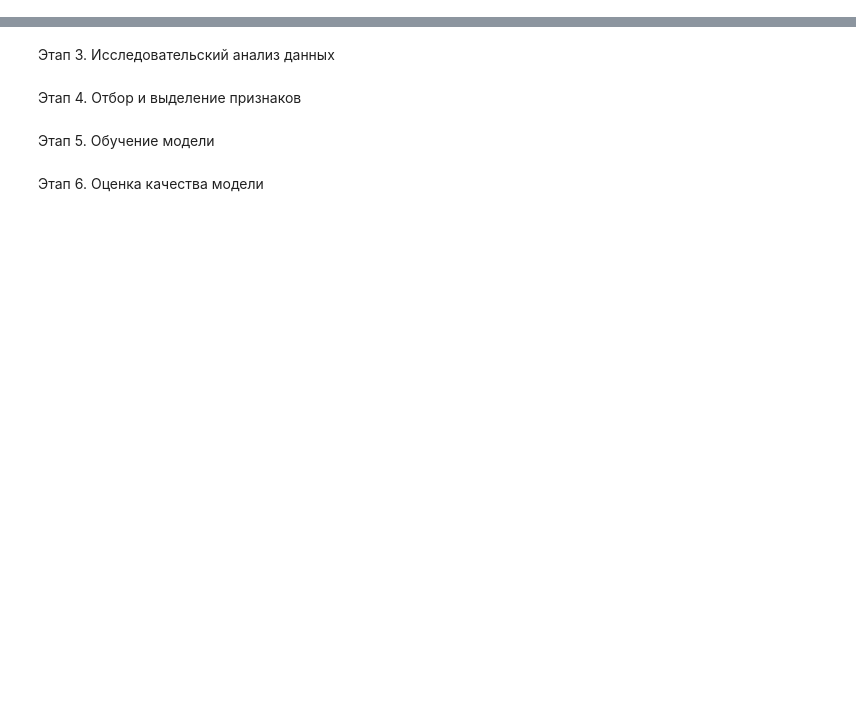
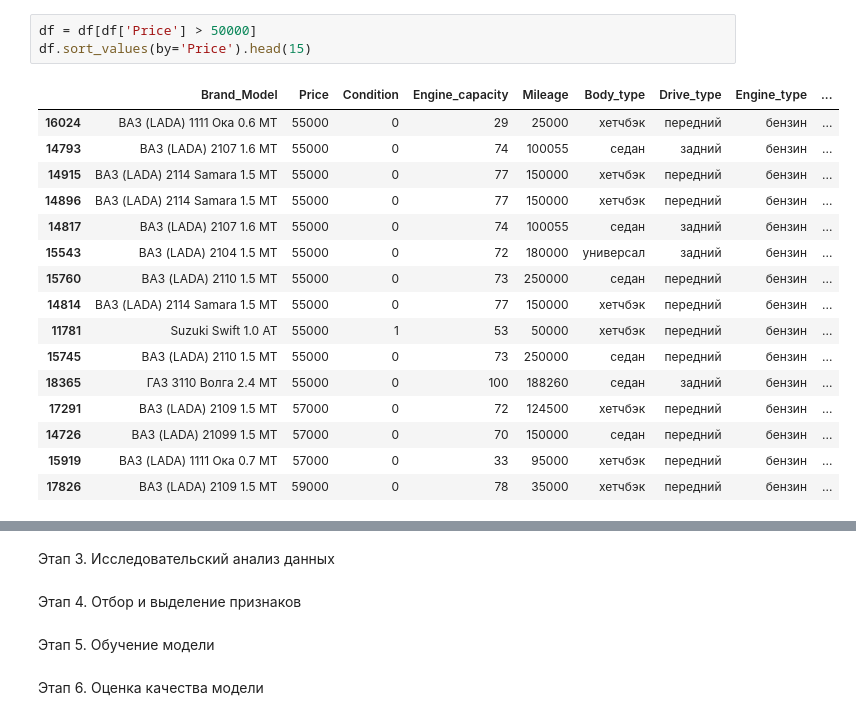
Before and after one commit to MagGoldi/Predicting_cost_car, a Jupyter notebook: Predicting/Price_prediction.ipynb, the cells around one changed output, grey strips where cells are left out. Cells and saved outputs as stored; diff of their text form; blank space fills up the shorter version.

```diff
--- a/Predicting/Price_prediction.ipynb
+++ b/Predicting/Price_prediction.ipynb
@@ -66,0 +137,20 @@ dtype: int64
+# %%
+df = df[df['Price'] > 50000]
+df.sort_values(by='Price').head(15)
+# %% [output]
+|  | Brand_Model | Price | Condition | Engine_capacity | Mileage | Body_type | Drive_type | Engine_type | ... |
+| 16024 | ВАЗ (LADA) 1111 Ока 0.6 MT | 55000 | 0 | 29 | 25000 | хетчбэк | передний | бензин | ... |
+| 14793 | ВАЗ (LADA) 2107 1.6 MT | 55000 | 0 | 74 | 100055 | седан | задний | бензин | ... |
+| 14915 | ВАЗ (LADA) 2114 Samara 1.5 MT | 55000 | 0 | 77 | 150000 | хетчбэк | передний | бензин | ... |
+| 14896 | ВАЗ (LADA) 2114 Samara 1.5 MT | 55000 | 0 | 77 | 150000 | хетчбэк | передний | бензин | ... |
+| 14817 | ВАЗ (LADA) 2107 1.6 MT | 55000 | 0 | 74 | 100055 | седан | задний | бензин | ... |
+| 15543 | ВАЗ (LADA) 2104 1.5 MT | 55000 | 0 | 72 | 180000 | универсал | задний | бензин | ... |
+| 15760 | ВАЗ (LADA) 2110 1.5 MT | 55000 | 0 | 73 | 250000 | седан | передний | бензин | ... |
+| 14814 | ВАЗ (LADA) 2114 Samara 1.5 MT | 55000 | 0 | 77 | 150000 | хетчбэк | передний | бензин | ... |
+| 11781 | Suzuki Swift 1.0 AT | 55000 | 1 | 53 | 50000 | хетчбэк | передний | бензин | ... |
+| 15745 | ВАЗ (LADA) 2110 1.5 MT | 55000 | 0 | 73 | 250000 | седан | передний | бензин | ... |
+| 18365 | ГАЗ 3110 Волга 2.4 MT | 55000 | 0 | 100 | 188260 | седан | задний | бензин | ... |
+| 17291 | ВАЗ (LADA) 2109 1.5 MT | 57000 | 0 | 72 | 124500 | хетчбэк | передний | бензин | ... |
+| 14726 | ВАЗ (LADA) 21099 1.5 MT | 57000 | 0 | 70 | 150000 | седан | передний | бензин | ... |
+| 15919 | ВАЗ (LADA) 1111 Ока 0.7 MT | 57000 | 0 | 33 | 95000 | хетчбэк | передний | бензин | ... |
+| 17826 | ВАЗ (LADA) 2109 1.5 MT | 59000 | 0 | 78 | 35000 | хетчбэк | передний | бензин | ... |
```
Also changed, not shown: parts of 45 cells of this notebook, 1 other file.
